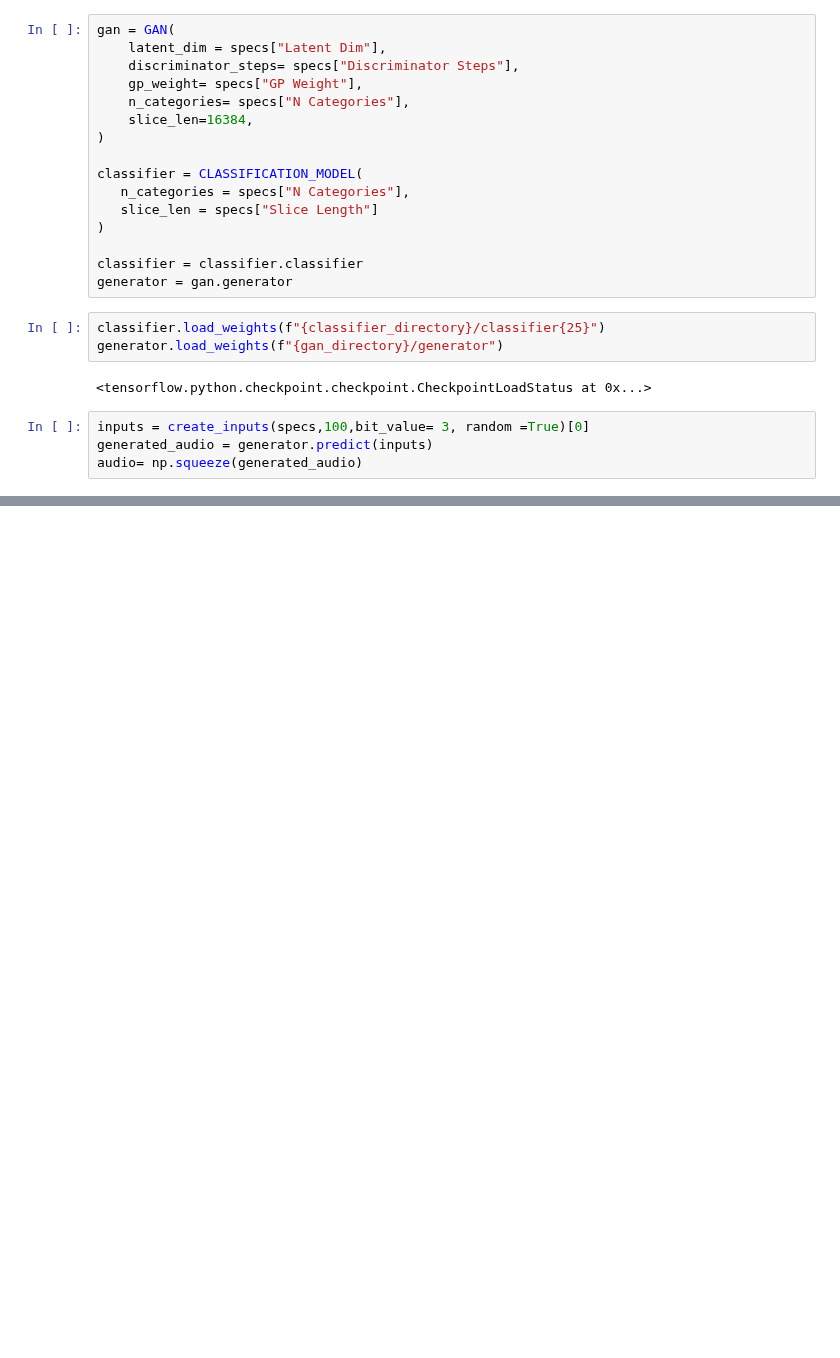
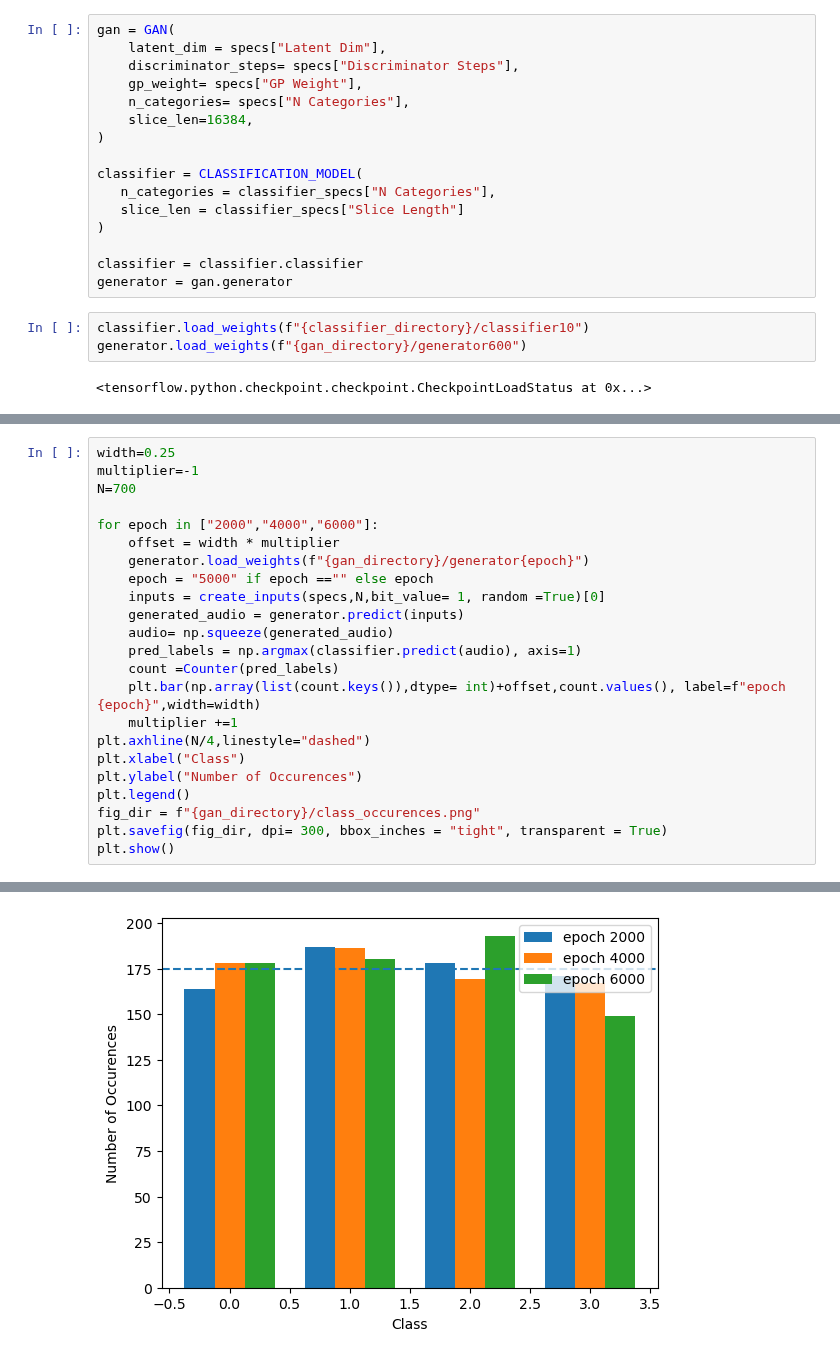
Before and after one commit to JaydenDave/decoding-animimal-communication, a Jupyter notebook: testing.ipynb, the cells around one changed output, grey strips where cells are left out. Cells and saved outputs as stored; diff of their text form; blank space fills up the shorter version.

```diff
--- a/testing.ipynb
+++ b/testing.ipynb
@@ -72,18 +73,14 @@ gan = GAN(
 )
 
 classifier = CLASSIFICATION_MODEL(
-   n_categories = specs["N Categories"],
-   slice_len = specs["Slice Length"]
+   n_categories = classifier_specs["N Categories"],
+   slice_len = classifier_specs["Slice Length"]
 )
 
 classifier = classifier.classifier
 generator = gan.generator
 # %%
-classifier.load_weights(f"{classifier_directory}/classifier{25}")
-generator.load_weights(f"{gan_directory}/generator")
+classifier.load_weights(f"{classifier_directory}/classifier10")
+generator.load_weights(f"{gan_directory}/generator600")
 # %% [output]
 <tensorflow.python.checkpoint.checkpoint.CheckpointLoadStatus at 0x...>
-# %%
-inputs = create_inputs(specs,100,bit_value= 3, random =True)[0]
-generated_audio = generator.predict(inputs)
-audio= np.squeeze(generated_audio)
@@ -104,0 +87,24 @@ Text(0, 0.5, 'Number of Occurences')
+# %%
+width=0.25
+multiplier=-1
+N=700
+
+for epoch in ["2000","4000","6000"]:
+    offset = width * multiplier
+    generator.load_weights(f"{gan_directory}/generator{epoch}")
+    epoch = "5000" if epoch =="" else epoch
+    inputs = create_inputs(specs,N,bit_value= 1, random =True)[0]
+    generated_audio = generator.predict(inputs)
+    audio= np.squeeze(generated_audio)
+    pred_labels = np.argmax(classifier.predict(audio), axis=1)
+    count =Counter(pred_labels)
+    plt.bar(np.array(list(count.keys()),dtype= int)+offset,count.values(), label=f"epoch {epoch}",width=width)
+    multiplier +=1
+plt.axhline(N/4,linestyle="dashed")
+plt.xlabel("Class")
+plt.ylabel("Number of Occurences")
+plt.legend()
+fig_dir = f"{gan_directory}/class_occurences.png"
+plt.savefig(fig_dir, dpi= 300, bbox_inches = "tight", transparent = True)
+plt.show()
+# %% [output]
@@ -104,0 +117 @@ Text(0, 0.5, 'Number of Occurences')
+[figure, added]
```
Also changed, not shown: parts of 11 cells of this notebook, 9 other files.
